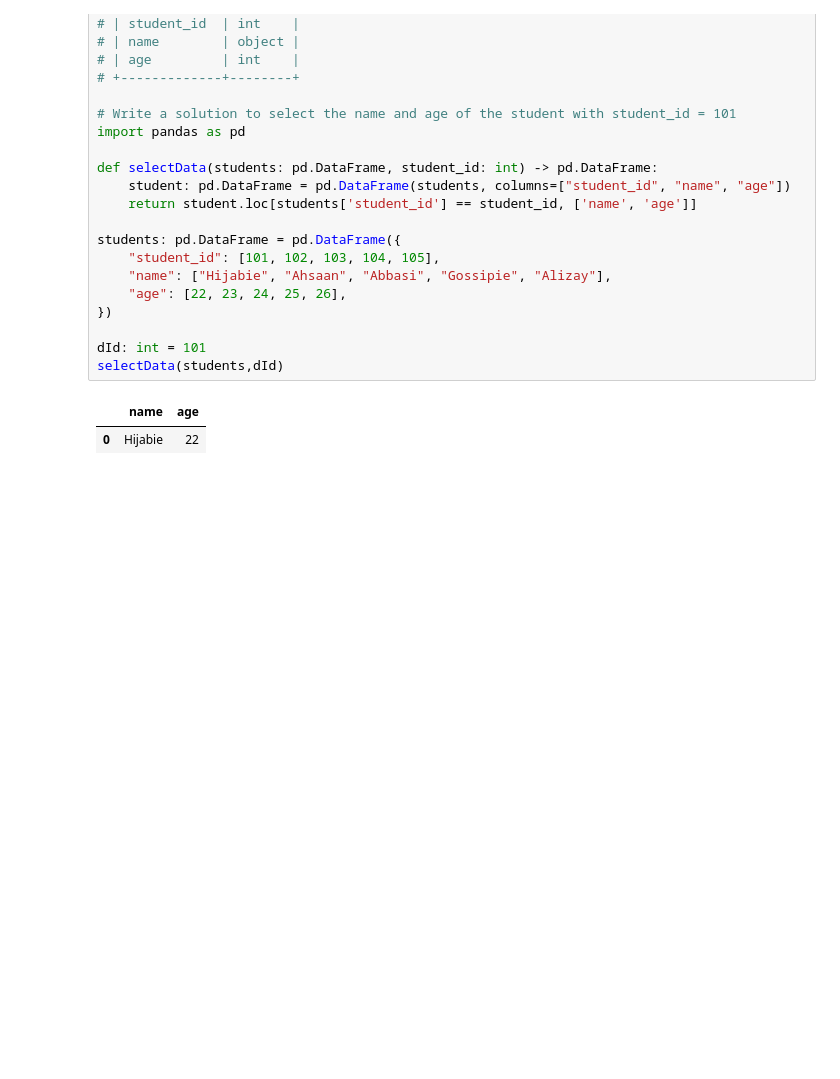
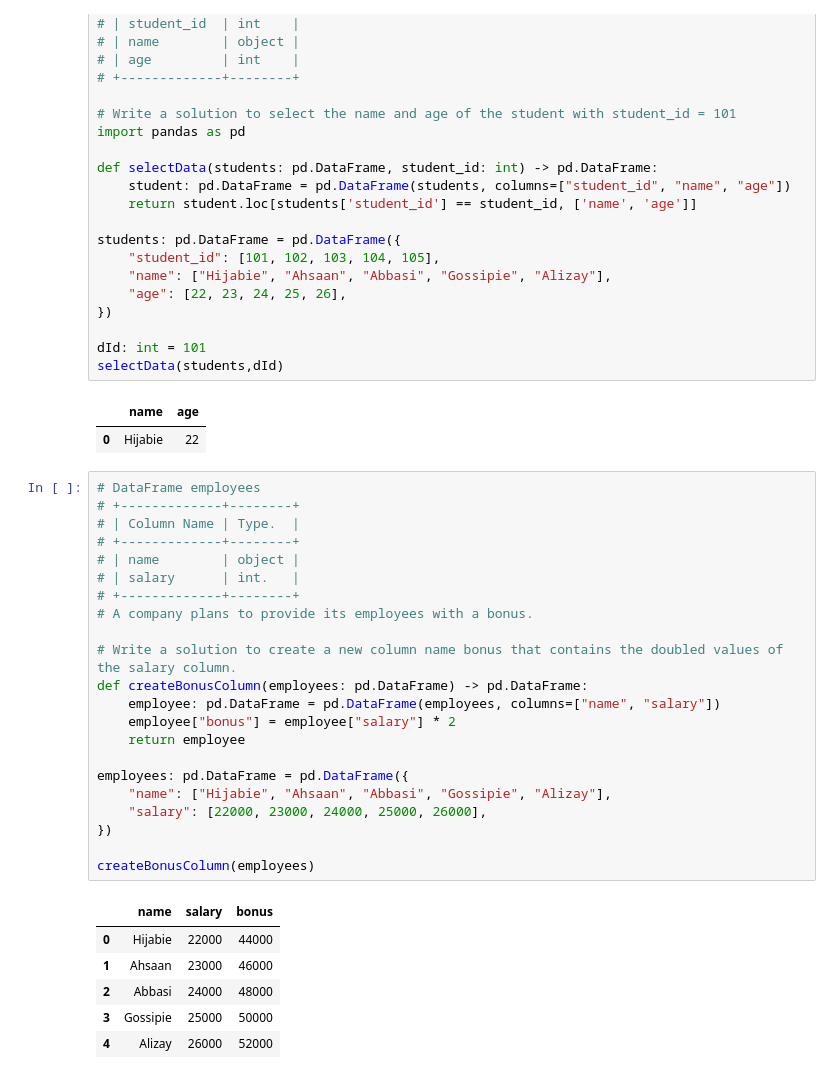
Before and after one commit to MuhammadAhsaanAbbasi/python_PracticeSession, a Jupyter notebook: class12/class12.ipynb, the cells around one changed output. Drawn from its saved outputs; the diff is of its cells as text; blank space fills up the shorter version.

```diff
--- a/class12/class12.ipynb
+++ b/class12/class12.ipynb
@@ -521,3 +521,32 @@ selectData(students,dId)
 # %% [output]
 |  | name | age |
 | 0 | Hijabie | 22 |
+# %%
+# DataFrame employees
+# +-------------+--------+
+# | Column Name | Type.  |
+# +-------------+--------+
+# | name        | object |
+# | salary      | int.   |
+# +-------------+--------+
+# A company plans to provide its employees with a bonus.
+
+# Write a solution to create a new column name bonus that contains the doubled values of the salary column.
+def createBonusColumn(employees: pd.DataFrame) -> pd.DataFrame:
+    employee: pd.DataFrame = pd.DataFrame(employees, columns=["name", "salary"])
+    employee["bonus"] = employee["salary"] * 2
+    return employee
+
+employees: pd.DataFrame = pd.DataFrame({
+    "name": ["Hijabie", "Ahsaan", "Abbasi", "Gossipie", "Alizay"],
+    "salary": [22000, 23000, 24000, 25000, 26000],
+})
+
+createBonusColumn(employees)
+# %% [output]
+|  | name | salary | bonus |
+| 0 | Hijabie | 22000 | 44000 |
+| 1 | Ahsaan | 23000 | 46000 |
+| 2 | Abbasi | 24000 | 48000 |
+| 3 | Gossipie | 25000 | 50000 |
+| 4 | Alizay | 26000 | 52000 |
```
